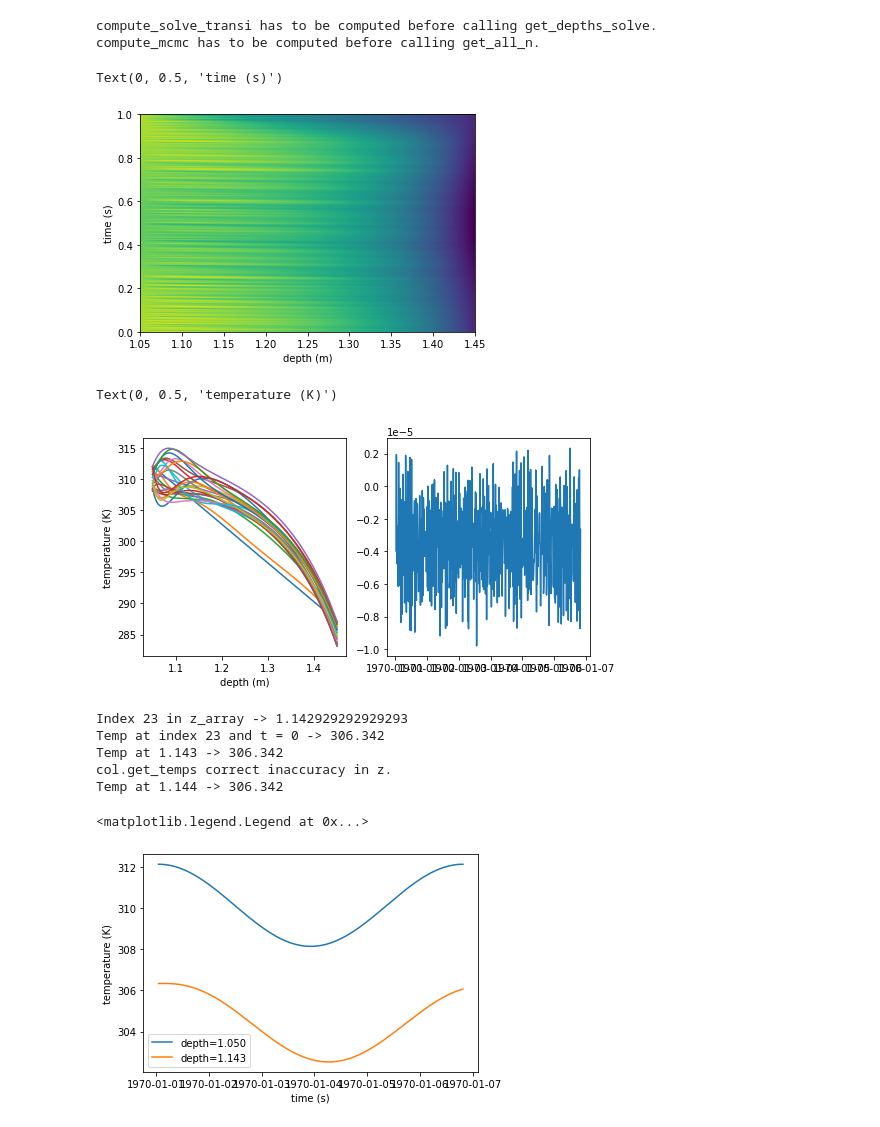
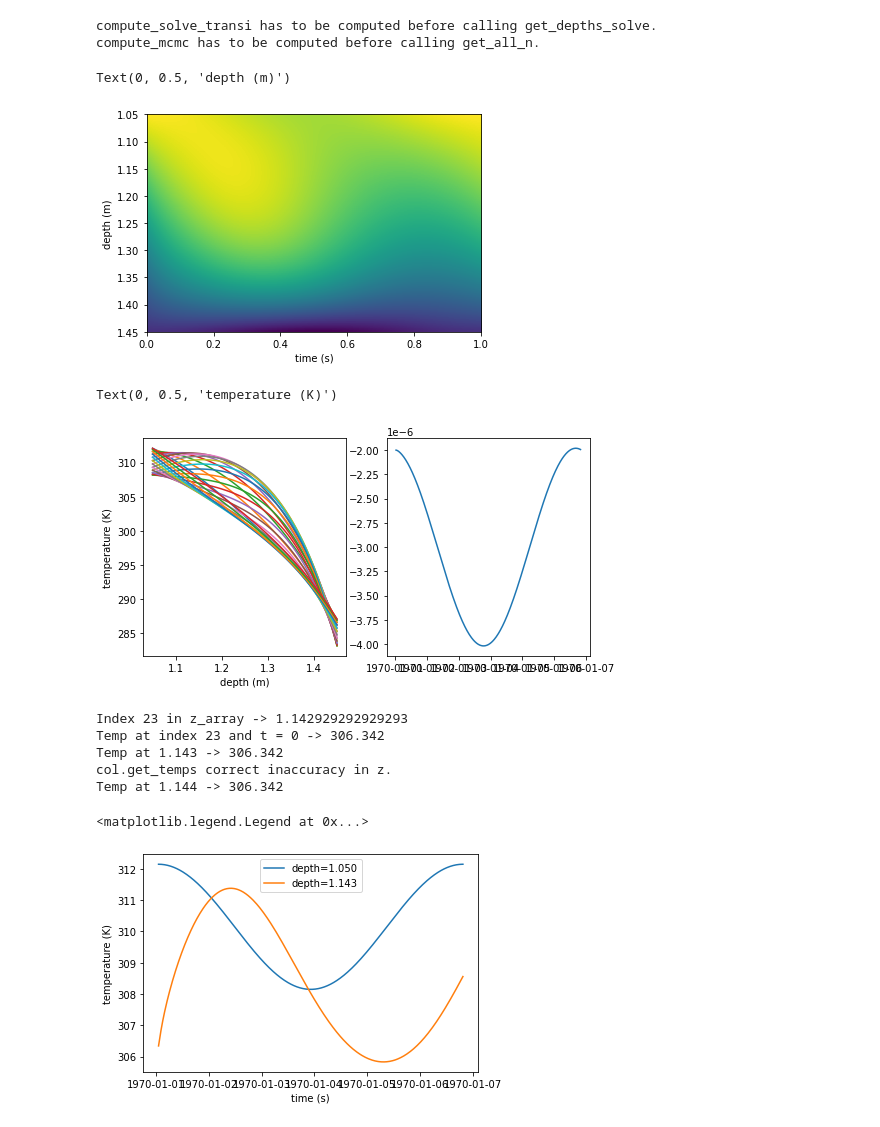
Before and after one commit to mathisbrdn/pyheatmy, a Jupyter notebook: demo.ipynb, the cells around one changed output. Saved outputs shown, nothing was run; the diff lists cells and outputs as text; code cells hidden in the pictures.

```diff
--- a/demo.ipynb
+++ b/demo.ipynb
@@ -26,7 +24,7 @@ col_dict = {
 	"river_bed": 1.,
     "depth_sensors": [.15, .25, .4], #En vrai y aura une 4e valeur ici mais ca prendra en charge pareil
 	"offset": .05,
-    "dH_measures": list(zip(times,list(zip(.01*np.cos(np.linspace(0,2*np.pi,500))+.03, temps[:,0])))),
+    "dH_measures": list(zip(times,list(zip(-.01*np.cos(np.linspace(0,2*np.pi,500))+.03, temps[:,0])))),
 	"T_measures": list(zip(times, temps[:,1:])),
     "sigma_meas_P": None, #float
     "sigma_meas_T": None, #float
@@ -72,18 +70,18 @@ assert np.array_equal(temps, temps_from_tuple)
 # %%
 #Tout est stocké dans la class col pour ne pas avoir à le stocker hors de la class
 fig, ax = plt.subplots(facecolor = 'w')
 
 ax.imshow(
-    col.temps_solve,
+    col.temps_solve[:].T,
     aspect = "auto",
-    extent = [col.depths_solve[0], col.depths_solve[-1], 0, 1] #TODO : trouver comment monter le datetime
+    extent = [0, 1, col.depths_solve[-1], col.depths_solve[0]], #TODO : trouver comment monter le datetime
 )
 
-ax.set_xlabel("depth (m)")
-ax.set_ylabel("time (s)")
+ax.set_xlabel("time (s)")
+ax.set_ylabel("depth (m)")
 # %% [output]
-Text(0, 0.5, 'time (s)')
+Text(0, 0.5, 'depth (m)')
-[figure, old version]
+[figure, new version]
 # %%
 from itertools import islice
 
@@ -93,7 +91,7 @@ ite = zip(
     col.temps_solve,
     col.times_solve
 )
-for temps, t in islice(ite, 0, None, 20):
+for temps, t in islice(ite, 20, None, 20):
     axs[0].plot(
         col.depths_solve,
         temps,
@@ -110,7 +108,7 @@ axs[0].set_ylabel("temperature (K)")
 #axs[1].legend()
 # %% [output]
 Text(0, 0.5, 'temperature (K)')
-[figure, old version]
+[figure, new version]
 # %%
 ind = 23
 print(f"Index {ind} in z_array -> {col.depths_solve[ind]}")
@@ -133,7 +131,7 @@ Temp at 1.143 -> 306.342
 col.get_temps correct inaccuracy in z.
 Temp at 1.144 -> 306.342
 <matplotlib.legend.Legend at 0x...>
-[figure, old version]
+[figure, new version]
 # %%
 priors = {
     "moinslog10K": ((1.5, 6), .005), # (intervalle, sigma)
```
Also changed, not shown: parts of 8 cells of this notebook, 4 other files.
